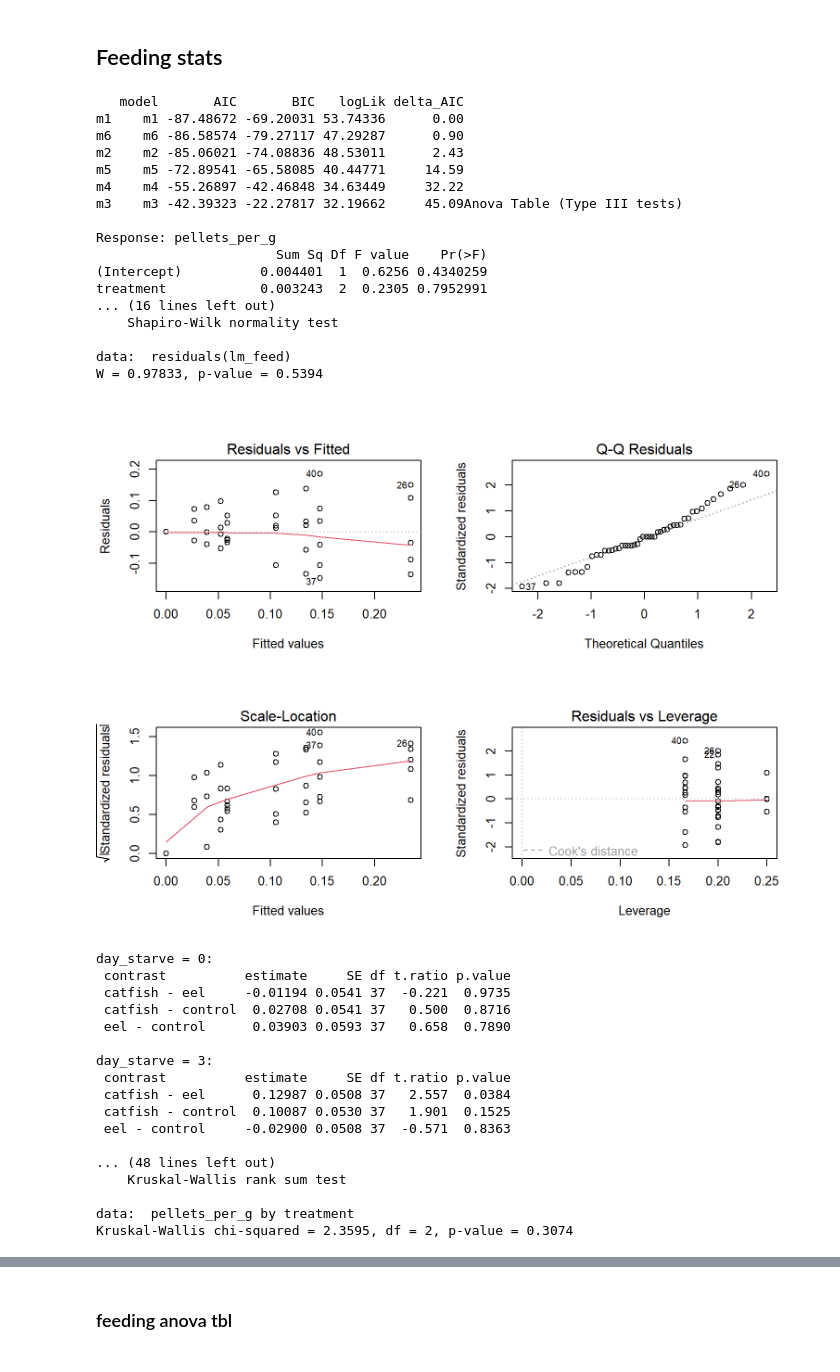
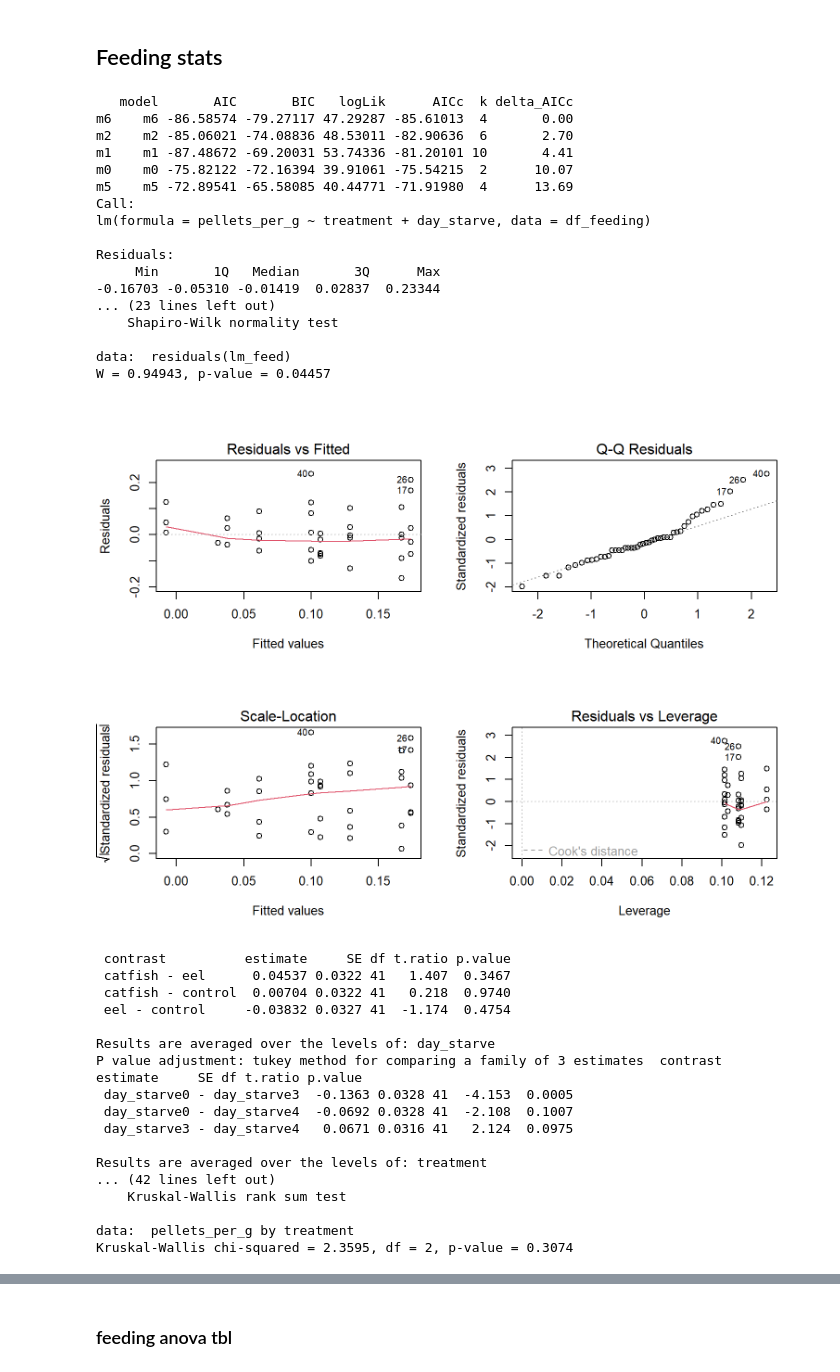
Before and after one commit to OlivierRaven/NCE_Koura_catfish, a Jupyter notebook: docs/analysis.embed.ipynb, the cells around one changed output, grey strips where cells are left out. Cells and saved outputs as stored; diff of their text form; code cells hidden in the pictures.

```diff
--- a/docs/analysis.embed.ipynb
+++ b/docs/analysis.embed.ipynb
@@ -737,57 +717,58 @@ feeding_plot
 # %%
 #| label: feeding-stats
 #| include: false
 
 # Model selection
-feeding_models <- list(
+feeding_models_lm <- list(
+  m0 = lm(pellets_per_g ~ 1, data = df_feeding),
   m1 = lm(pellets_per_g ~ treatment * day_starve, data = df_feeding),
   m2 = lm(pellets_per_g ~ treatment + day_starve, data = df_feeding),
-  m3 = lmer(pellets_per_g ~ treatment * day_starve + (1 | exp_tank ), data = df_feeding),
-  m4 = lmer(pellets_per_g ~ treatment + day_starve + (1 | exp_tank ), data = df_feeding),
   m5 = lm(pellets_per_g ~ treatment, data = df_feeding),
   m6 = lm(pellets_per_g ~ day_starve, data = df_feeding))
 
-comparison_feeding_models <- data.frame(
-  model  = names(feeding_models),
-  AIC    = sapply(feeding_models, AIC),
-  BIC    = sapply(feeding_models, BIC),
-  logLik = sapply(feeding_models, \(m) as.numeric(logLik(m)))) |>
-  arrange(AIC) |>
-  mutate(delta_AIC = round(AIC - min(AIC), 2))
+comparison_lm <- data.frame(
+  model  = names(feeding_models_lm),
+  AIC    = sapply(feeding_models_lm, AIC),
+  BIC    = sapply(feeding_models_lm, BIC),
+  logLik = sapply(feeding_models_lm, \(m) as.numeric(logLik(m))),
+  AICc   = sapply(feeding_models_lm, AICc),
+  k      = sapply(feeding_models_lm, \(m) attr(logLik(m), "df"))) %>%
+  arrange(AICc) %>%
+  mutate(delta_AICc = round(AICc - min(AICc), 2))
 
-print(comparison_feeding_models)
+print(comparison_lm)
 # %% [output]
-   model       AIC       BIC   logLik delta_AIC
-m1    m1 -87.48672 -69.20031 53.74336      0.00
-m6    m6 -86.58574 -79.27117 47.29287      0.90
-m2    m2 -85.06021 -74.08836 48.53011      2.43
-m5    m5 -72.89541 -65.58085 40.44771     14.59
-m4    m4 -55.26897 -42.46848 34.63449     32.22
-m3    m3 -42.39323 -22.27817 32.19662     45.09Anova Table (Type III tests)
+   model       AIC       BIC   logLik      AICc  k delta_AICc
+m6    m6 -86.58574 -79.27117 47.29287 -85.61013  4       0.00
+m2    m2 -85.06021 -74.08836 48.53011 -82.90636  6       2.70
+m1    m1 -87.48672 -69.20031 53.74336 -81.20101 10       4.41
+m0    m0 -75.82122 -72.16394 39.91061 -75.54215  2      10.07
+m5    m5 -72.89541 -65.58085 40.44771 -71.91980  4      13.69
+Call:
+lm(formula = pellets_per_g ~ treatment + day_starve, data = df_feeding)
 
-Response: pellets_per_g
-                       Sum Sq Df F value    Pr(>F)
-(Intercept)          0.004401  1  0.6256 0.4340259
-treatment            0.003243  2  0.2305 0.7952991
-... (16 lines left out)
+Residuals:
+     Min       1Q   Median       3Q      Max
+-0.16703 -0.05310 -0.01419  0.02837  0.23344
+... (23 lines left out)
     Shapiro-Wilk normality test
 
 data:  residuals(lm_feed)
-W = 0.97833, p-value = 0.5394
+W = 0.94943, p-value = 0.04457
-[figure, old version]
+[figure, new version]
-day_starve = 0:
  contrast          estimate     SE df t.ratio p.value
- catfish - eel     -0.01194 0.0541 37  -0.221  0.9735
- catfish - control  0.02708 0.0541 37   0.500  0.8716
- eel - control      0.03903 0.0593 37   0.658  0.7890
+ catfish - eel      0.04537 0.0322 41   1.407  0.3467
+ catfish - control  0.00704 0.0322 41   0.218  0.9740
+ eel - control     -0.03832 0.0327 41  -1.174  0.4754
 
-day_starve = 3:
- contrast          estimate     SE df t.ratio p.value
- catfish - eel      0.12987 0.0508 37   2.557  0.0384
- catfish - control  0.10087 0.0530 37   1.901  0.1525
- eel - control     -0.02900 0.0508 37  -0.571  0.8363
+Results are averaged over the levels of: day_starve
+P value adjustment: tukey method for comparing a family of 3 estimates  contrast                  estimate     SE df t.ratio p.value
+ day_starve0 - day_starve3  -0.1363 0.0328 41  -4.153  0.0005
+ day_starve0 - day_starve4  -0.0692 0.0328 41  -2.108  0.1007
+ day_starve3 - day_starve4   0.0671 0.0316 41   2.124  0.0975
 
-... (48 lines left out)
+Results are averaged over the levels of: treatment
+... (42 lines left out)
     Kruskal-Wallis rank sum test
 
 data:  pellets_per_g by treatment
```
Also changed, not shown: parts of 11 cells of this notebook, 38 other files.
